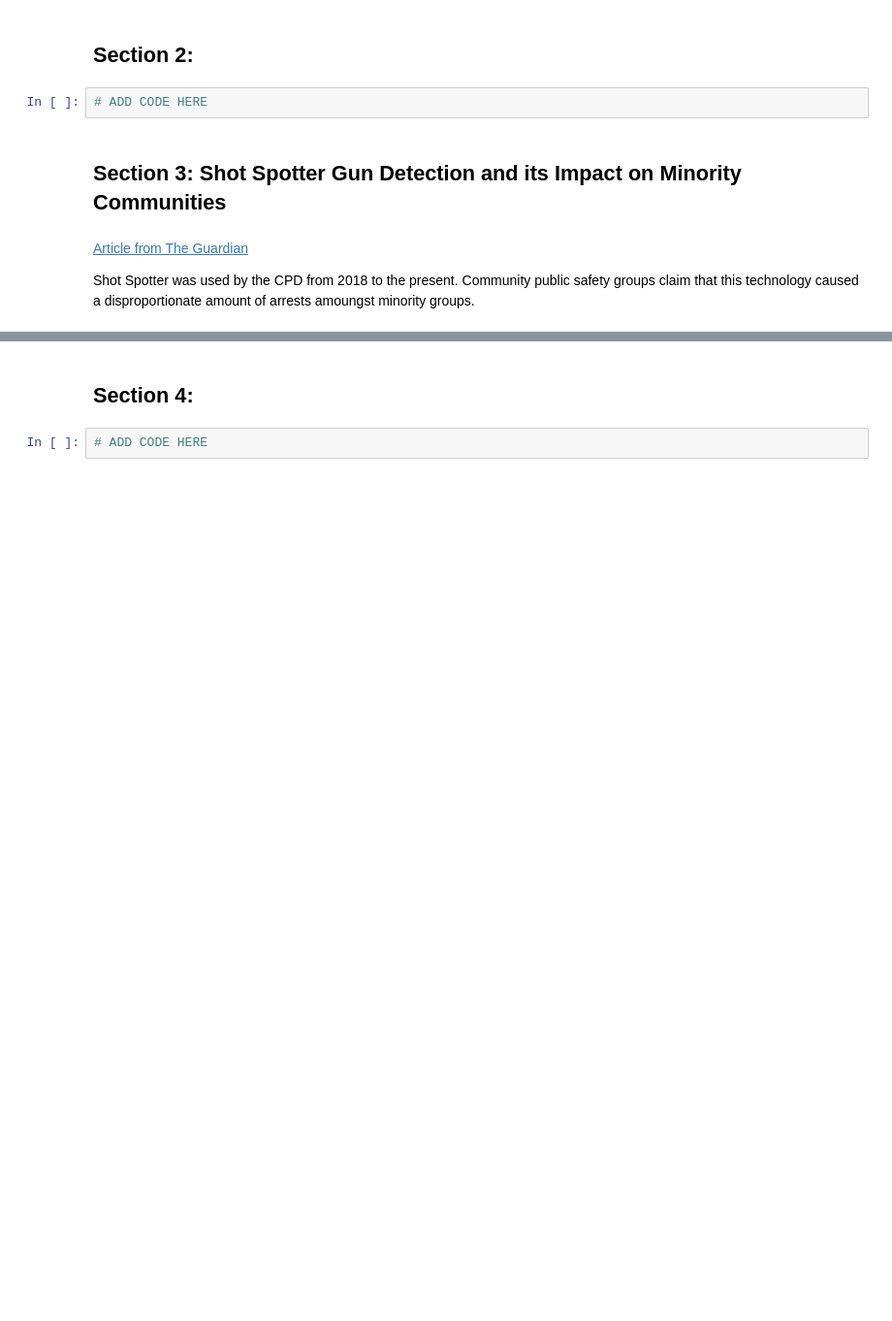
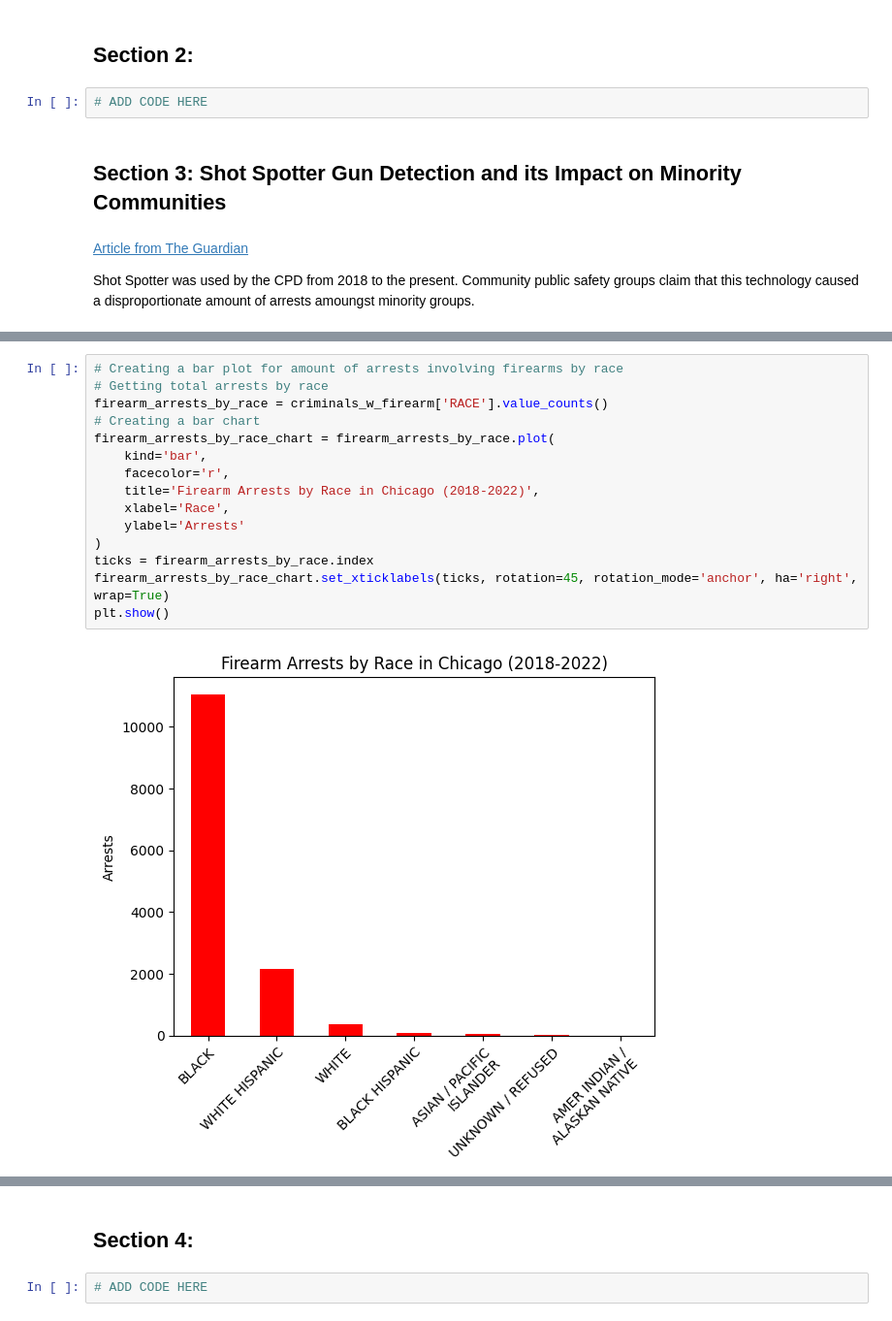
Before and after one commit to Dwawilson/Technology, a Jupyter notebook: Technology_and_Crime_in_Arrests_in_the_City_of_Chicago.ipynb, the cells around one changed output, grey strips where cells are left out. Shown at 97% size. Saved outputs shown, nothing was run; the diff lists cells and outputs as text; blank space fills up the shorter version.

Commit message:
My code and visualizations

```diff
--- a/Technology_and_Crime_in_Arrests_in_the_City_of_Chicago.ipynb
+++ b/Technology_and_Crime_in_Arrests_in_the_City_of_Chicago.ipynb
@@ -188,2 +188,19 @@ display(criminals_w_firearm.tail())
+# %%
+# Creating a bar plot for amount of arrests involving firearms by race
+# Getting total arrests by race
+firearm_arrests_by_race = criminals_w_firearm['RACE'].value_counts()
+# Creating a bar chart
+firearm_arrests_by_race_chart = firearm_arrests_by_race.plot(
+    kind='bar',
+    facecolor='r',
+    title='Firearm Arrests by Race in Chicago (2018-2022)',
+    xlabel='Race',
+    ylabel='Arrests'
+)
+ticks = firearm_arrests_by_race.index
+firearm_arrests_by_race_chart.set_xticklabels(ticks, rotation=45, rotation_mode='anchor', ha='right', wrap=True)
+plt.show()
+# %% [output]
+[figure, added]
 # %%
 # Filtering the dataframe by Race (I used Xpert Learning Assistant to find out aboout the | operator)
```
Also changed, not shown: parts of 5 cells of this notebook.
